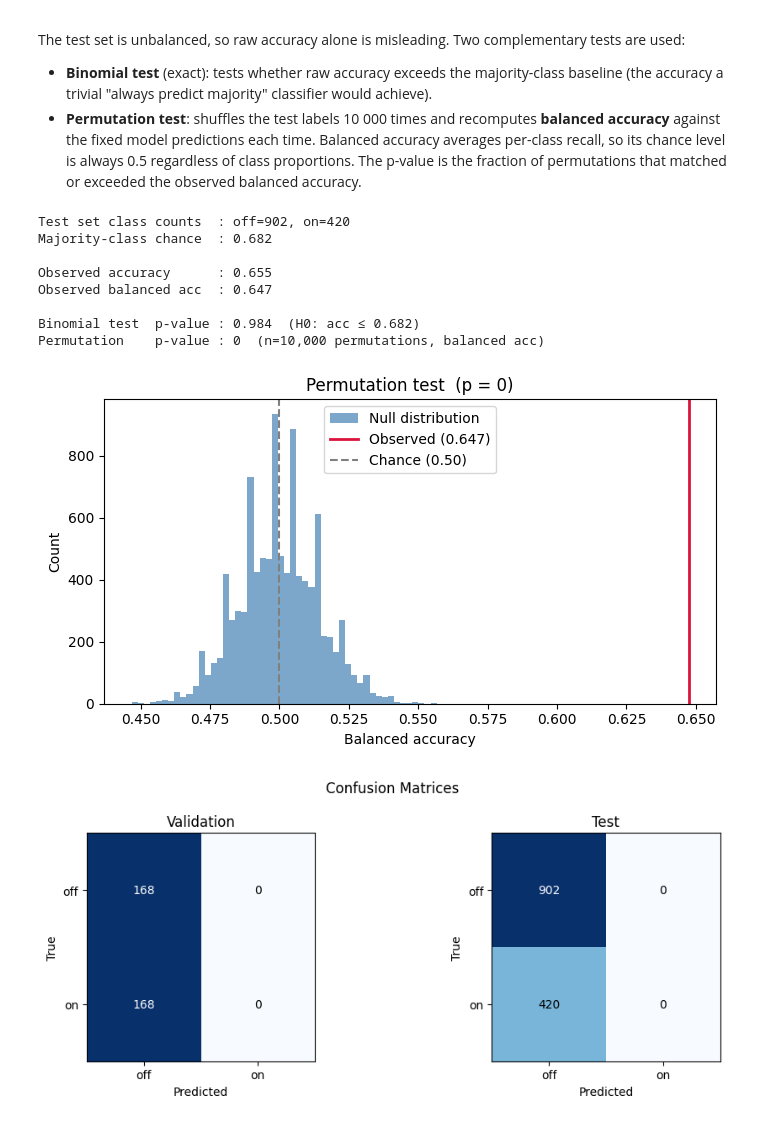
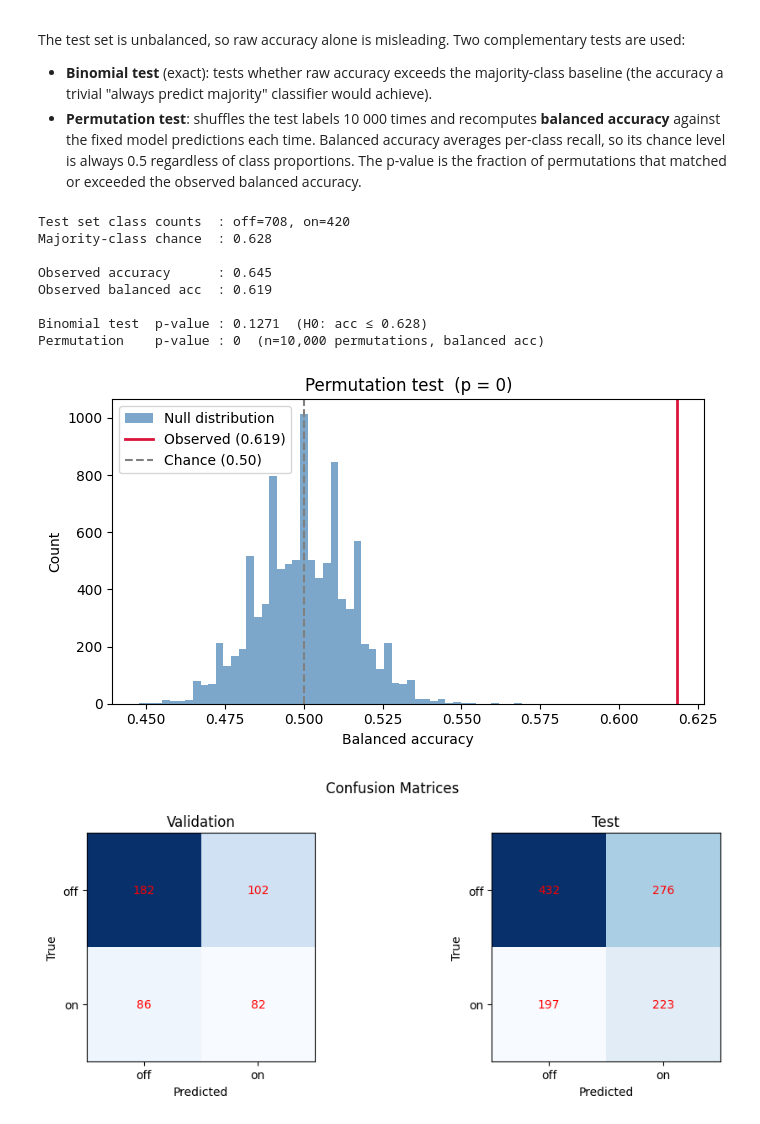
Before and after one commit to Neurosoft-Bioelectronics/auditorydecoding, a Jupyter notebook: notebooks/linear_training.ipynb, the cells around one changed output. Drawn from its saved outputs; the diff is of its cells as text; code cells hidden in the pictures.

Commit message:
Update on training

```diff
--- a/notebooks/linear_training.ipynb
+++ b/notebooks/linear_training.ipynb
@@ -28,10 +28,10 @@ from auditorydecoding.features import FFTFeatures, MeanFeatures, StdFeatures, Fl
 from auditorydecoding.windowing import extract_windows
 # %%
 DATA_ROOT = "../data/processed"
-RECORDING_ID = "sub-02_ses-01_task-AcousticStim_desc-raw_LH"
+RECORDING_ID = "sub-02_ses-01_task-AcousStim_acq-LH_desc-filtered"
 
-WINDOW_LENGTH = 0.5  # seconds
+WINDOW_LENGTH = 0.1  # seconds
 FOLD_NUM = 0
 SPLIT_TYPE = "intrasession"
 TASK_TYPE = "on_vs_off"
-BALANCE_CLASSES = True
+BALANCE_CLASSES = False
@@ -67,32 +68,0 @@ Recording IDs: ['sub-02_ses-01_task-AcousticStim_desc-raw_LH']
-# %%
-train_intervals = dataset.get_sampling_intervals(split="train")
-rid = dataset.recording_ids[0]
-intervals = train_intervals[rid]
-labels = intervals.behavior_labels
-
-on_idx = np.where(labels == "on")[0][0]
-off_idx = np.where(labels == "off")[0][0]
-
-fig, axes = plt.subplots(1, 2, figsize=(14, 4), sharey=True)
-
-for ax, idx, title in [
-    (axes[0], off_idx, "off"),
-    (axes[1], on_idx, "on"),
-]:
-    start, end = intervals.start[idx], intervals.end[idx]
-    sample = dataset.get_recording(rid).slice(start, start + WINDOW_LENGTH)
-    signal = sample.ecog.signal
-    t = np.arange(signal.shape[0]) / (signal.shape[0] / WINDOW_LENGTH)
-
-    spacing = 4 * np.std(signal)
-    for ch in range(signal.shape[1]):
-        ax.plot(t, signal[:, ch] + ch * spacing, linewidth=0.4, color="k")
-
-    ax.set_title(f'Label: "{title}"')
-    ax.set_xlabel("Time (s)")
-    ax.set_xlim(0, WINDOW_LENGTH)
-
-axes[0].set_ylabel("Channel")
-fig.suptitle(f"Raw ECoG windows ({WINDOW_LENGTH}s)", y=1.02)
-fig.tight_layout()
-plt.show()
@@ -234,5 +206,5 @@ plt.show()
 # %%
-clf = LogisticRegression(max_iter=100000, C=0.5)
+clf = LogisticRegression(max_iter=100, class_weight="balanced")
 clf.fit(X_train, y_train_enc)
 
 val_acc = accuracy_score(y_valid_enc, clf.predict(X_valid))
@@ -320,39 +300,39 @@ ax.legend()
 plt.tight_layout()
 plt.show()
 # %% [output]
-Test set class counts  : off=902, on=420
-Majority-class chance  : 0.682
+Test set class counts  : off=708, on=420
+Majority-class chance  : 0.628
 
-Observed accuracy      : 0.655
-Observed balanced acc  : 0.647
+Observed accuracy      : 0.645
+Observed balanced acc  : 0.619
 
-Binomial test  p-value : 0.984  (H0: acc ≤ 0.682)
+Binomial test  p-value : 0.1271  (H0: acc ≤ 0.628)
 Permutation    p-value : 0  (n=10,000 permutations, balanced acc)
-[figure, old version]
+[figure, new version]
 # %%
 fig, axes = plt.subplots(1, 2, figsize=(10, 4))
 
 for ax, y_true, y_pred, title in [
     (axes[0], y_valid_enc, clf.predict(X_valid), "Validation"),
     (axes[1], y_test_enc, clf.predict(X_test), "Test"),
 ]:
     cm = confusion_matrix(y_true, y_pred)
     im = ax.imshow(cm, cmap="Blues")
     ax.set_xticks(range(len(le.classes_)))
     ax.set_yticks(range(len(le.classes_)))
     ax.set_xticklabels(le.classes_)
     ax.set_yticklabels(le.classes_)
     ax.set_xlabel("Predicted")
     ax.set_ylabel("True")
     ax.set_title(title)
 
     for i in range(cm.shape[0]):
         for j in range(cm.shape[1]):
-            color = "white" if cm[i, j] > cm.max() / 2 else "black"
+            color = "red" # "white" if cm[i, j] > cm.max() / 2 else "black"
             ax.text(j, i, str(cm[i, j]), ha="center", va="center", color=color)
 
 fig.suptitle("Confusion Matrices")
 fig.tight_layout()
 plt.show()
 # %% [output]
-[figure, old version]
+[figure, new version]
```
Also changed, not shown: parts of 13 cells of this notebook, 2 other files.
